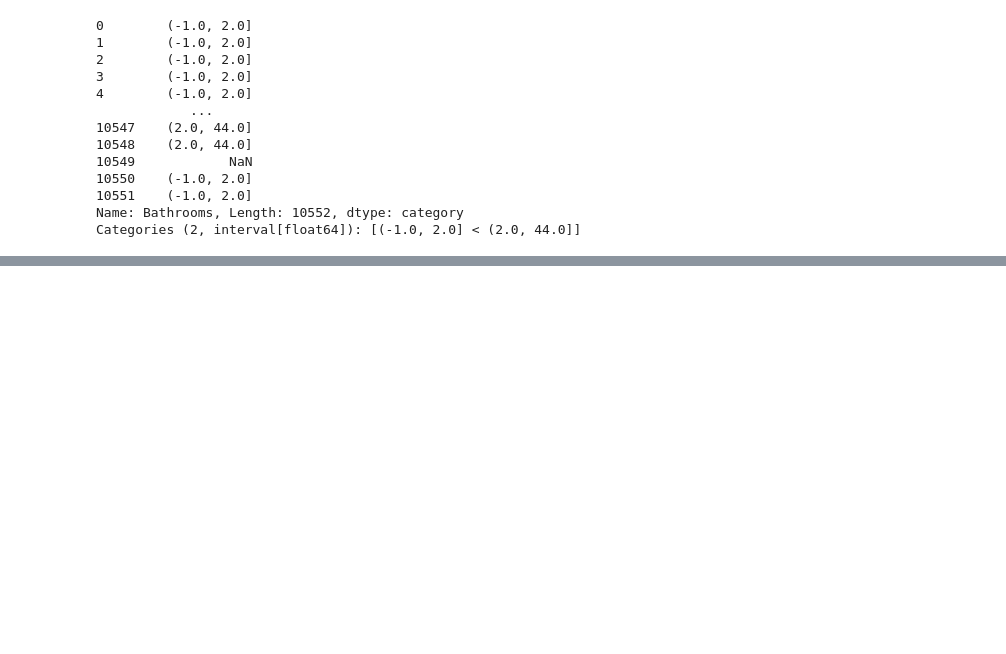
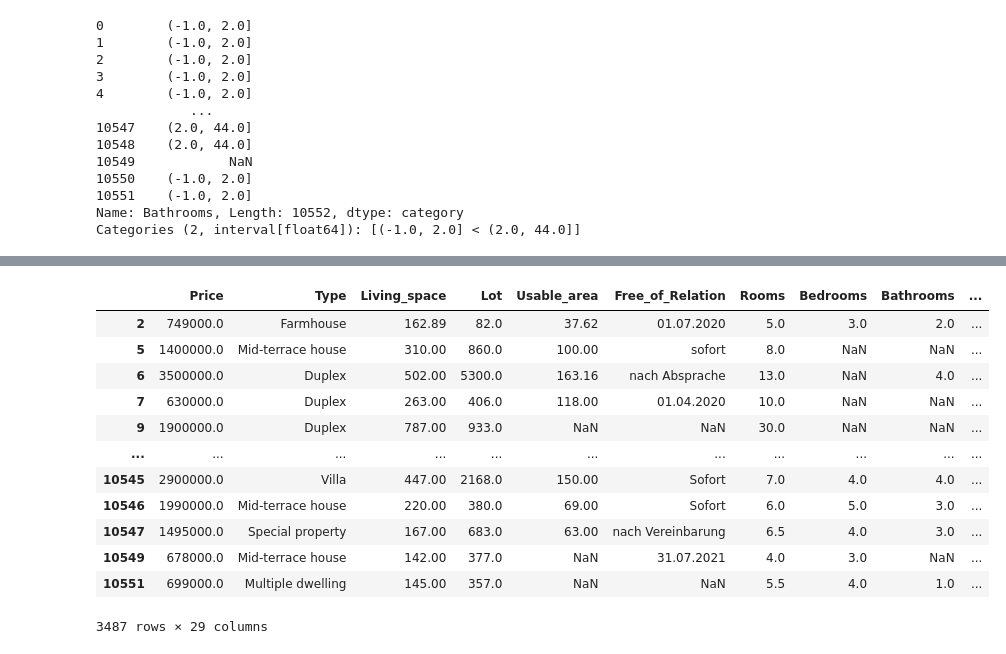
Before and after one commit to clytaemnestra/real-estate-data-analysis, a Jupyter notebook: analysis.ipynb, the cells around one changed output, grey strips where cells are left out. Saved outputs shown, nothing was run; the diff lists cells and outputs as text; code cells hidden in the pictures; blank space fills up the shorter version.

Commit message:
added columns to the original dataset

```diff
--- a/analysis.ipynb
+++ b/analysis.ipynb
@@ -560,3 +603,19 @@ df.head()
 # %%
 # select category 550k+
 highest_price_cat = df[price_ef.eq('550k+')]
+# %%
+highest_price_cat
+# %% [output]
+|  | Price | Type | Living_space | Lot | Usable_area | Free_of_Relation | Rooms | Bedrooms | Bathrooms | ... |
+| 2 | 749000.0 | Farmhouse | 162.89 | 82.0 | 37.62 | 01.07.2020 | 5.0 | 3.0 | 2.0 | ... |
+| 5 | 1400000.0 | Mid-terrace house | 310.00 | 860.0 | 100.00 | sofort | 8.0 | NaN | NaN | ... |
+| 6 | 3500000.0 | Duplex | 502.00 | 5300.0 | 163.16 | nach Absprache | 13.0 | NaN | 4.0 | ... |
+| 7 | 630000.0 | Duplex | 263.00 | 406.0 | 118.00 | 01.04.2020 | 10.0 | NaN | NaN | ... |
+| 9 | 1900000.0 | Duplex | 787.00 | 933.0 | NaN | NaN | 30.0 | NaN | NaN | ... |
+| ... | ... | ... | ... | ... | ... | ... | ... | ... | ... | ... |
+| 10545 | 2900000.0 | Villa | 447.00 | 2168.0 | 150.00 | Sofort | 7.0 | 4.0 | 4.0 | ... |
+| 10546 | 1990000.0 | Mid-terrace house | 220.00 | 380.0 | 69.00 | Sofort | 6.0 | 5.0 | 3.0 | ... |
+| 10547 | 1495000.0 | Special property | 167.00 | 683.0 | 63.00 | nach Vereinbarung | 6.5 | 4.0 | 3.0 | ... |
+| 10549 | 678000.0 | Mid-terrace house | 142.00 | 377.0 | NaN | 31.07.2021 | 4.0 | 3.0 | NaN | ... |
+| 10551 | 699000.0 | Multiple dwelling | 145.00 | 357.0 | NaN | NaN | 5.5 | 4.0 | 1.0 | ... |
+3487 rows × 29 columns
```
Also changed, not shown: parts of 20 cells of this notebook.
